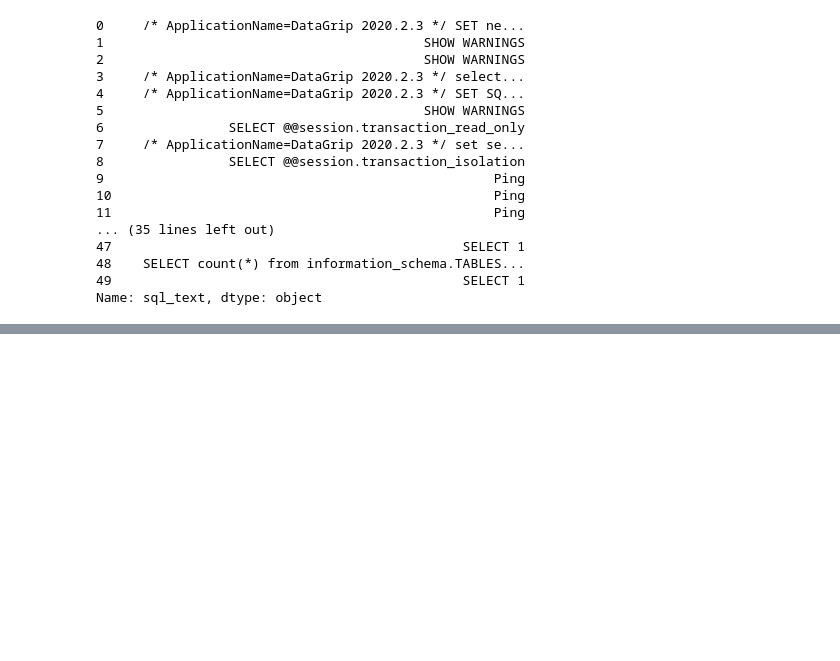
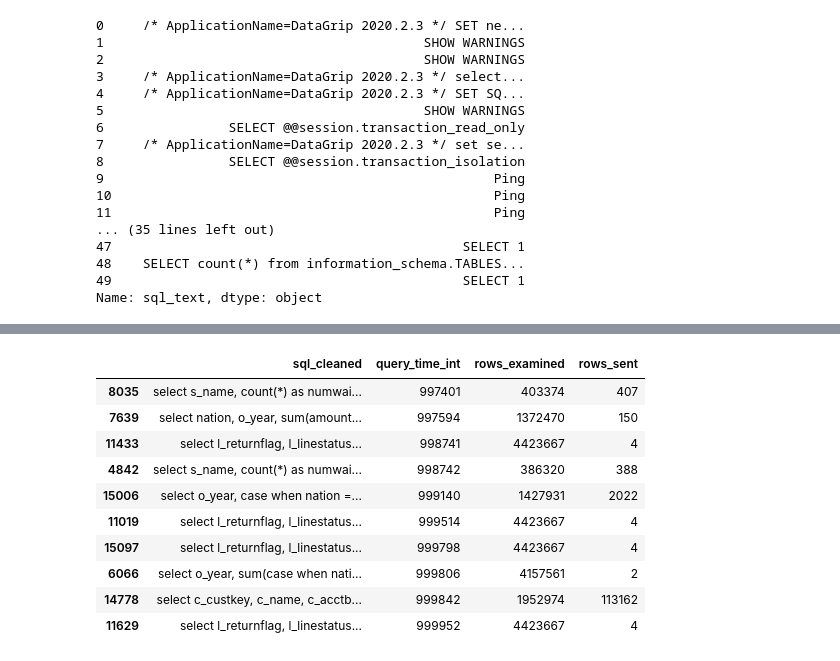
Before and after one commit to erolm-a/sql-analytics-problem, a Jupyter notebook: DataAnalytics.ipynb, the cells around one changed output, grey strips where cells are left out. Saved outputs shown, nothing was run; the diff lists cells and outputs as text; code cells hidden in the pictures; blank space fills up the shorter version.

Commit message:
Added SQL query analysis

```diff
--- a/DataAnalytics.ipynb
+++ b/DataAnalytics.ipynb
@@ -242,0 +306,3 @@ Name: sql_text, dtype: object
+# %%
+pd.set_option("display.width", None)
+pd.set_option("display.max_colwidth", None)
@@ -242,0 +362,16 @@ Name: sql_text, dtype: object
+# %%
+top_10 = log_numerical_df.sort_values(by="query_time_int").tail(10)[["sql_cleaned", "query_time_int", "rows_examined", "rows_sent"]]
+
+top_10
+# %% [output]
+|  | sql_cleaned | query_time_int | rows_examined | rows_sent |
+| 8035 | select s_name, count(*) as numwai... | 997401 | 403374 | 407 |
+| 7639 | select nation, o_year, sum(amount... | 997594 | 1372470 | 150 |
+| 11433 | select l_returnflag, l_linestatus... | 998741 | 4423667 | 4 |
+| 4842 | select s_name, count(*) as numwai... | 998742 | 386320 | 388 |
+| 15006 | select o_year, case when nation =... | 999140 | 1427931 | 2022 |
+| 11019 | select l_returnflag, l_linestatus... | 999514 | 4423667 | 4 |
+| 15097 | select l_returnflag, l_linestatus... | 999798 | 4423667 | 4 |
+| 6066 | select o_year, sum(case when nati... | 999806 | 4157561 | 2 |
+| 14778 | select c_custkey, c_name, c_acctb... | 999842 | 1952974 | 113162 |
+| 11629 | select l_returnflag, l_linestatus... | 999952 | 4423667 | 4 |
```
Also changed, not shown: parts of 8 cells of this notebook.
